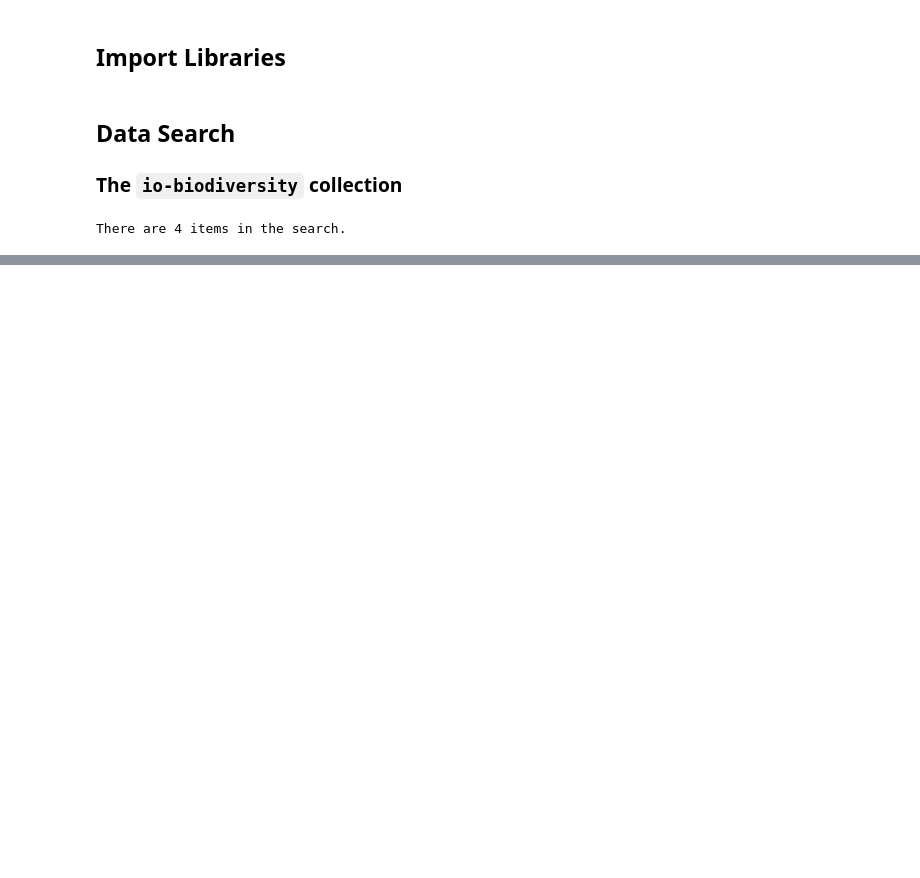
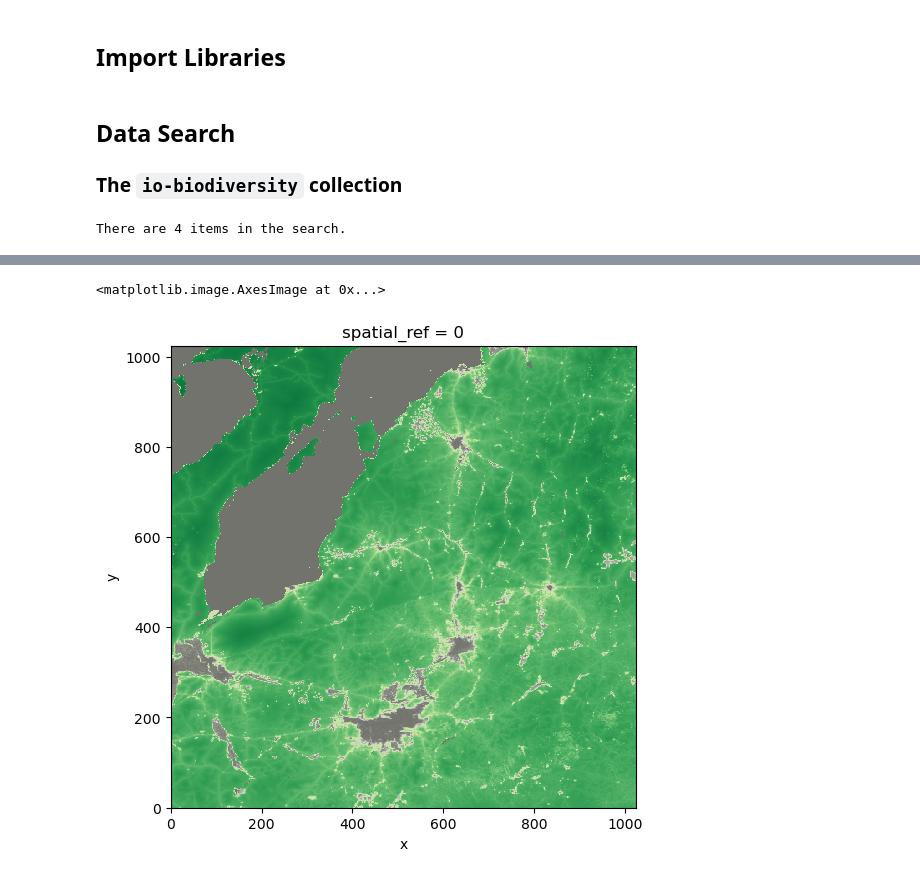
Before and after one commit to BenVerst/Biodiversity-Intactness-Index-in-Pheonix-Subdivision, a Jupyter notebook: BII-Change-Pheonix-Subdivision.ipynb, the cells around one changed output, grey strips where cells are left out. Drawn from its saved outputs; the diff is of its cells as text; code cells hidden in the pictures; blank space fills up the shorter version.

```diff
--- a/BII-Change-Pheonix-Subdivision.ipynb
+++ b/BII-Change-Pheonix-Subdivision.ipynb
@@ -49,0 +46,3 @@ NameError: name 'phoenix_raster' is not defined
+# %%
+item = items[0]
+item
@@ -49,0 +63,3 @@ NameError: name 'phoenix_raster' is not defined
+# %%
+phoenix = rioxr.open_rasterio(item.assets['rendered_preview'].href)
+phoenix
@@ -49,0 +77,9 @@ NameError: name 'phoenix_raster' is not defined
+# %%
+# plot raster with correct ratio
+size = 6 # height in in of plot height
+aspect = phoenix.rio.width / phoenix.rio.height
+# select R,G,B bands and plot
+phoenix.sel(band=[1,2,3]).plot.imshow(size=size, aspect=aspect)
+# %% [output]
+<matplotlib.image.AxesImage at 0x...>
+[figure, added]
```
Also changed, not shown: parts of 7 cells of this notebook.
